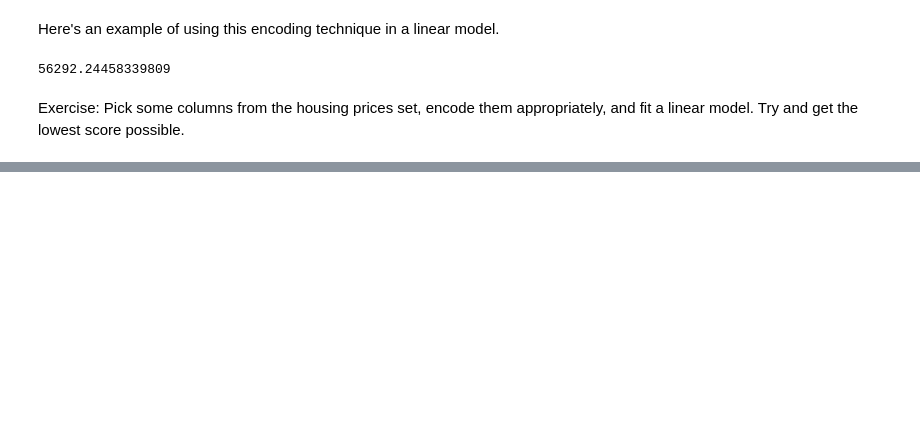
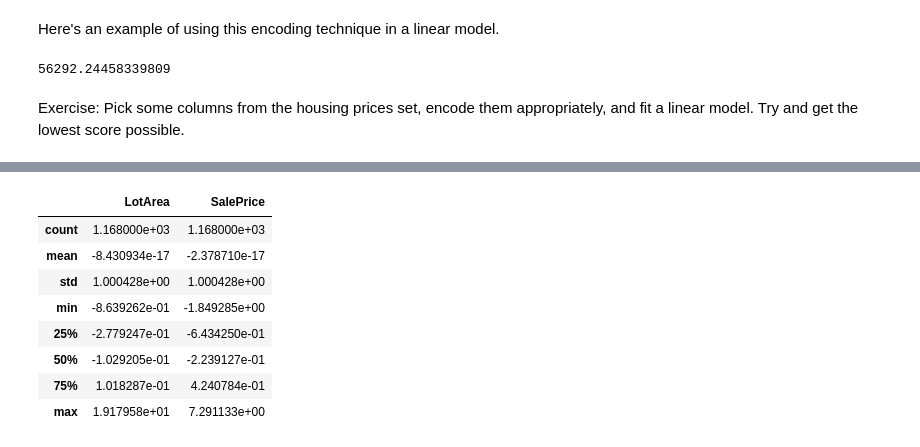
Before and after one commit to eliiza/machine-learning-training, a Jupyter notebook: model_evaluation.ipynb, the cells around one changed output, grey strips where cells are left out. Drawn from its saved outputs; the diff is of its cells as text; code cells hidden in the pictures; blank space fills up the shorter version.

```diff
--- a/model_evaluation.ipynb
+++ b/model_evaluation.ipynb
@@ -309,0 +359,5 @@ Exercise: Pick some columns from the housing prices set, encode them appropriate
+# %%
+standardizer = StandardScaler()
+scaled = pd.DataFrame(standardizer.fit_transform(training_set[['LotArea','SalePrice']]),
+             columns=['LotArea','SalePrice'])
+scaled.head()
@@ -309,0 +371,12 @@ Exercise: Pick some columns from the housing prices set, encode them appropriate
+# %%
+scaled.describe()
+# %% [output]
+|  | LotArea | SalePrice |
+| count | 1.168000e+03 | 1.168000e+03 |
+| mean | -8.430934e-17 | -2.378710e-17 |
+| std | 1.000428e+00 | 1.000428e+00 |
+| min | -8.639262e-01 | -1.849285e+00 |
+| 25% | -2.779247e-01 | -6.434250e-01 |
+| 50% | -1.029205e-01 | -2.239127e-01 |
+| 75% | 1.018287e-01 | 4.240784e-01 |
+| max | 1.917958e+01 | 7.291133e+00 |
```
Also changed, not shown: parts of 28 cells of this notebook.
